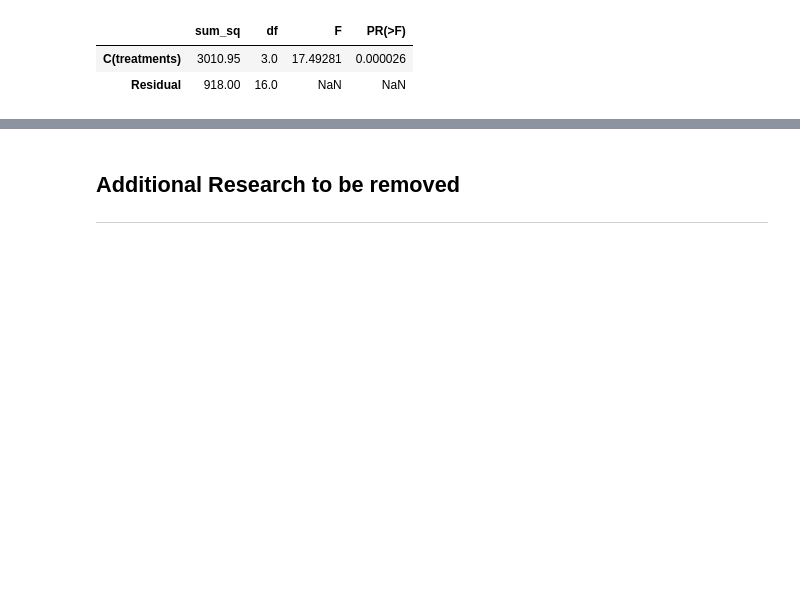
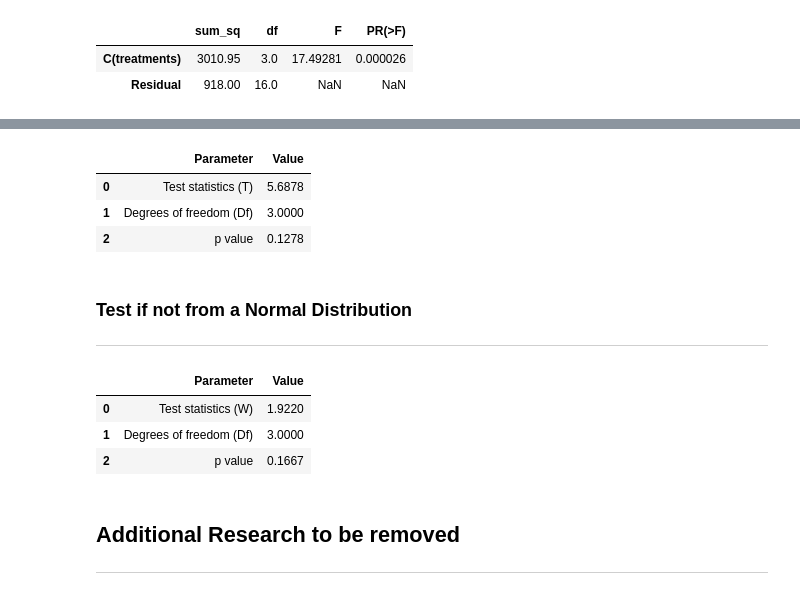
Before and after one commit to jonkavana/Machine-Learning-CA, a Jupyter notebook: scipy-stats.ipynb, the cells around one changed output, grey strips where cells are left out. Cells and saved outputs as stored; diff of their text form; code cells hidden in the pictures; blank space fills up the shorter version.

```diff
--- a/scipy-stats.ipynb
+++ b/scipy-stats.ipynb
@@ -248,0 +306,13 @@ ModuleNotFoundError: No module named 'bioinfokit'
+# %%
+from bioinfokit.analys import stat
+res = stat()
+res.bartlett(df=df_melt, res_var='value', xfac_var='treatments')
+res.bartlett_summary
+# %% [output]
+|  | Parameter | Value |
+| 0 | Test statistics (T) | 5.6878 |
+| 1 | Degrees of freedom (Df) | 3.0000 |
+| 2 | p value | 0.1278 |
+# %% [markdown]
+### Test if not from a  Normal Distribution
+***
@@ -249,3 +322,13 @@ ModuleNotFoundError: No module named 'bioinfokit'
+# %%
+from bioinfokit.analys import stat
+res = stat()
+res.levene(df=df_melt, res_var='value', xfac_var='treatments')
+res.levene_summary
+# %% [output]
+|  | Parameter | Value |
+| 0 | Test statistics (W) | 1.9220 |
+| 1 | Degrees of freedom (Df) | 3.0000 |
+| 2 | p value | 0.1667 |
 # %% [markdown]
 ## Additional Research to be removed
 ***
```
Also changed, not shown: parts of 18 cells of this notebook.
